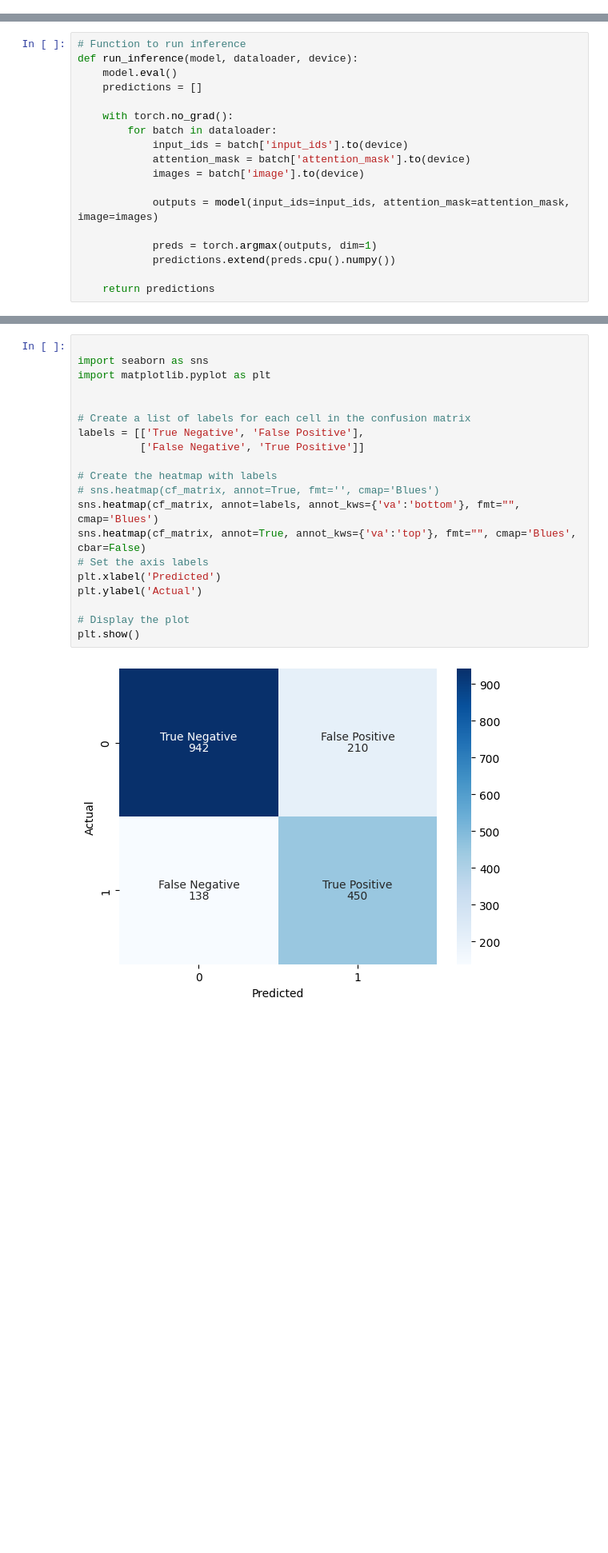
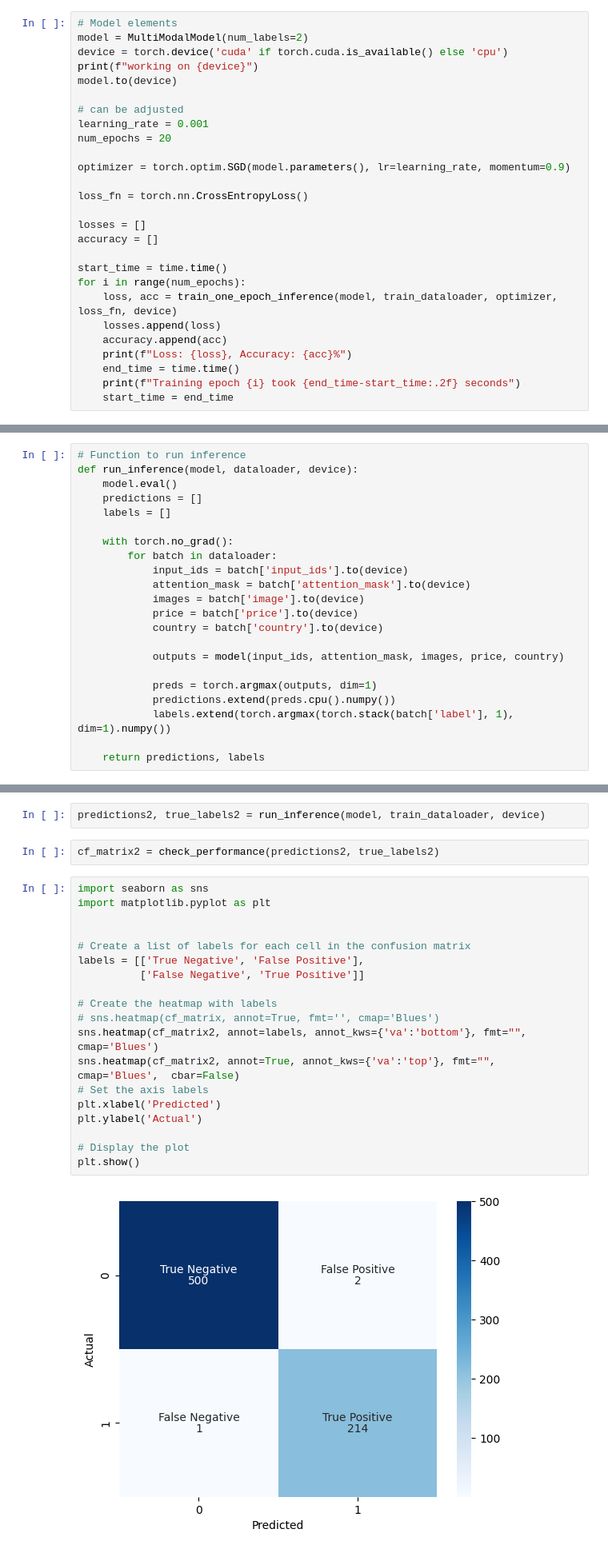
Before and after one commit to JinZhou12/Wild-Animal, a Jupyter notebook: inference.ipynb, the cells around one changed output, grey strips where cells are left out. Shown at 80% size. Drawn from its saved outputs; the diff is of its cells as text; blank space fills up the shorter version.

```diff
--- a/inference.ipynb
+++ b/inference.ipynb
@@ -262,0 +576,27 @@ HTTPConnection.default_socket_options = (
+# %%
+# Model elements
+model = MultiModalModel(num_labels=2)
+device = torch.device('cuda' if torch.cuda.is_available() else 'cpu')
+print(f"working on {device}")
+model.to(device)
+
+# can be adjusted
+learning_rate = 0.001
+num_epochs = 20
+
+optimizer = torch.optim.SGD(model.parameters(), lr=learning_rate, momentum=0.9)
+
+loss_fn = torch.nn.CrossEntropyLoss()
+
+losses = []
+accuracy = []
+
+start_time = time.time()
+for i in range(num_epochs):
+    loss, acc = train_one_epoch_inference(model, train_dataloader, optimizer, loss_fn, device)
+    losses.append(loss)
+    accuracy.append(acc)
+    print(f"Loss: {loss}, Accuracy: {acc}%")
+    end_time = time.time()
+    print(f"Training epoch {i} took {end_time-start_time:.2f} seconds")
+    start_time = end_time
@@ -265,17 +625,21 @@ HTTPConnection.default_socket_options = (
 def run_inference(model, dataloader, device):
     model.eval()
     predictions = []
+    labels = []
 
     with torch.no_grad():
         for batch in dataloader:
             input_ids = batch['input_ids'].to(device)
             attention_mask = batch['attention_mask'].to(device)
             images = batch['image'].to(device)
+            price = batch['price'].to(device)
+            country = batch['country'].to(device)
 
-            outputs = model(input_ids=input_ids, attention_mask=attention_mask, image=images)
+            outputs = model(input_ids, attention_mask, images, price, country)
 
             preds = torch.argmax(outputs, dim=1)
             predictions.extend(preds.cpu().numpy())
+            labels.extend(torch.argmax(torch.stack(batch['label'], 1), dim=1).numpy())
 
-    return predictions
+    return predictions, labels
 # %%
@@ -368,23 +698,26 @@ cf_matrix = check_performance(df["label"], df["predicted_label"])
+# %%
+predictions2, true_labels2 = run_inference(model, train_dataloader, device)
+# %%
+cf_matrix2 = check_performance(predictions2, true_labels2)
 # %%
-
 import seaborn as sns
 import matplotlib.pyplot as plt
 
 
 # Create a list of labels for each cell in the confusion matrix
 labels = [['True Negative', 'False Positive'],
           ['False Negative', 'True Positive']]
 
 # Create the heatmap with labels
 # sns.heatmap(cf_matrix, annot=True, fmt='', cmap='Blues')
-sns.heatmap(cf_matrix, annot=labels, annot_kws={'va':'bottom'}, fmt="", cmap='Blues')
-sns.heatmap(cf_matrix, annot=True, annot_kws={'va':'top'}, fmt="", cmap='Blues',  cbar=False)
+sns.heatmap(cf_matrix2, annot=labels, annot_kws={'va':'bottom'}, fmt="", cmap='Blues')
+sns.heatmap(cf_matrix2, annot=True, annot_kws={'va':'top'}, fmt="", cmap='Blues',  cbar=False)
 # Set the axis labels
 plt.xlabel('Predicted')
 plt.ylabel('Actual')
 
 # Display the plot
 plt.show()
 # %% [output]
-[figure, old version]
+[figure, new version]
 # %%
```
Also changed, not shown: parts of 46 cells of this notebook, 3 other files.
